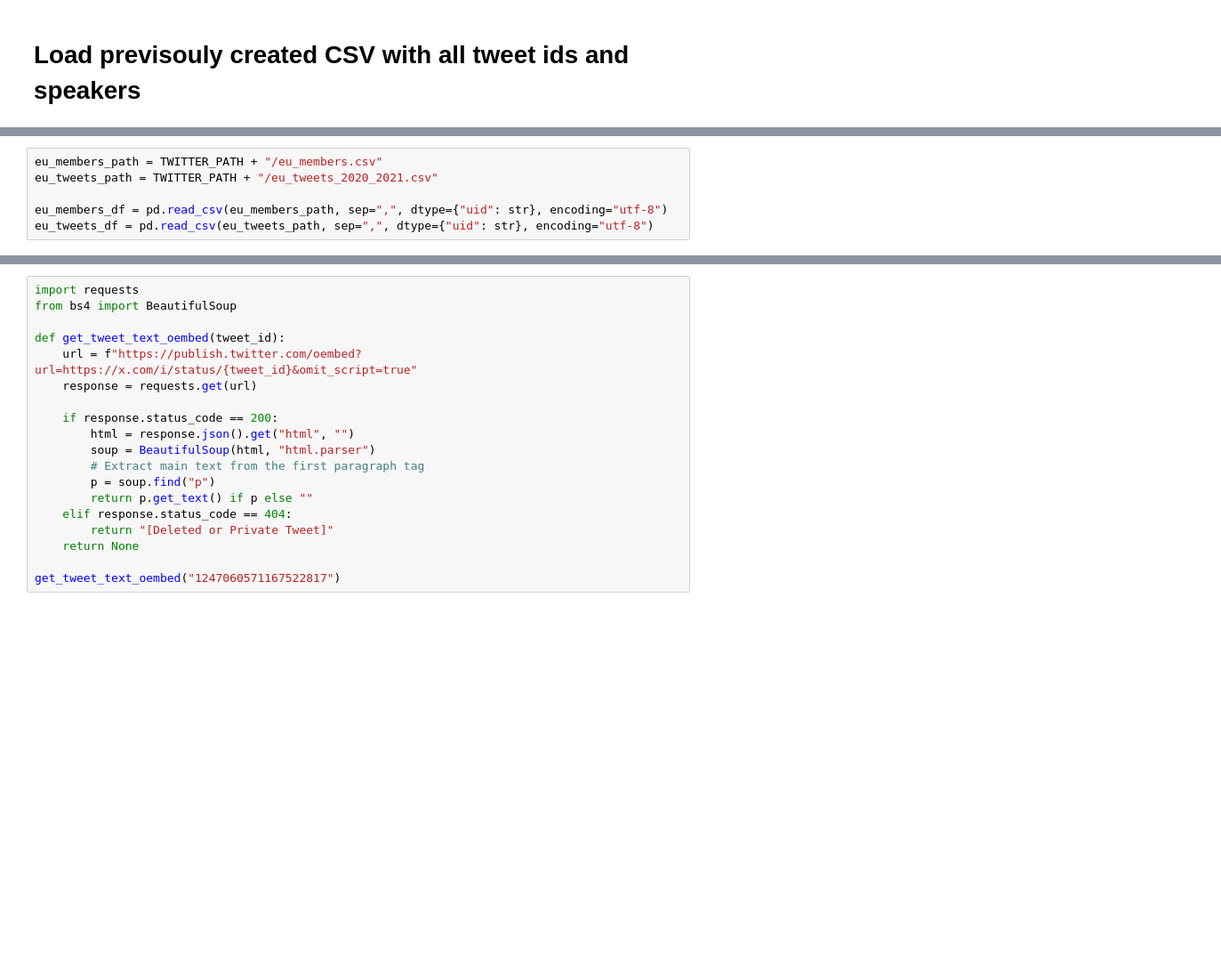
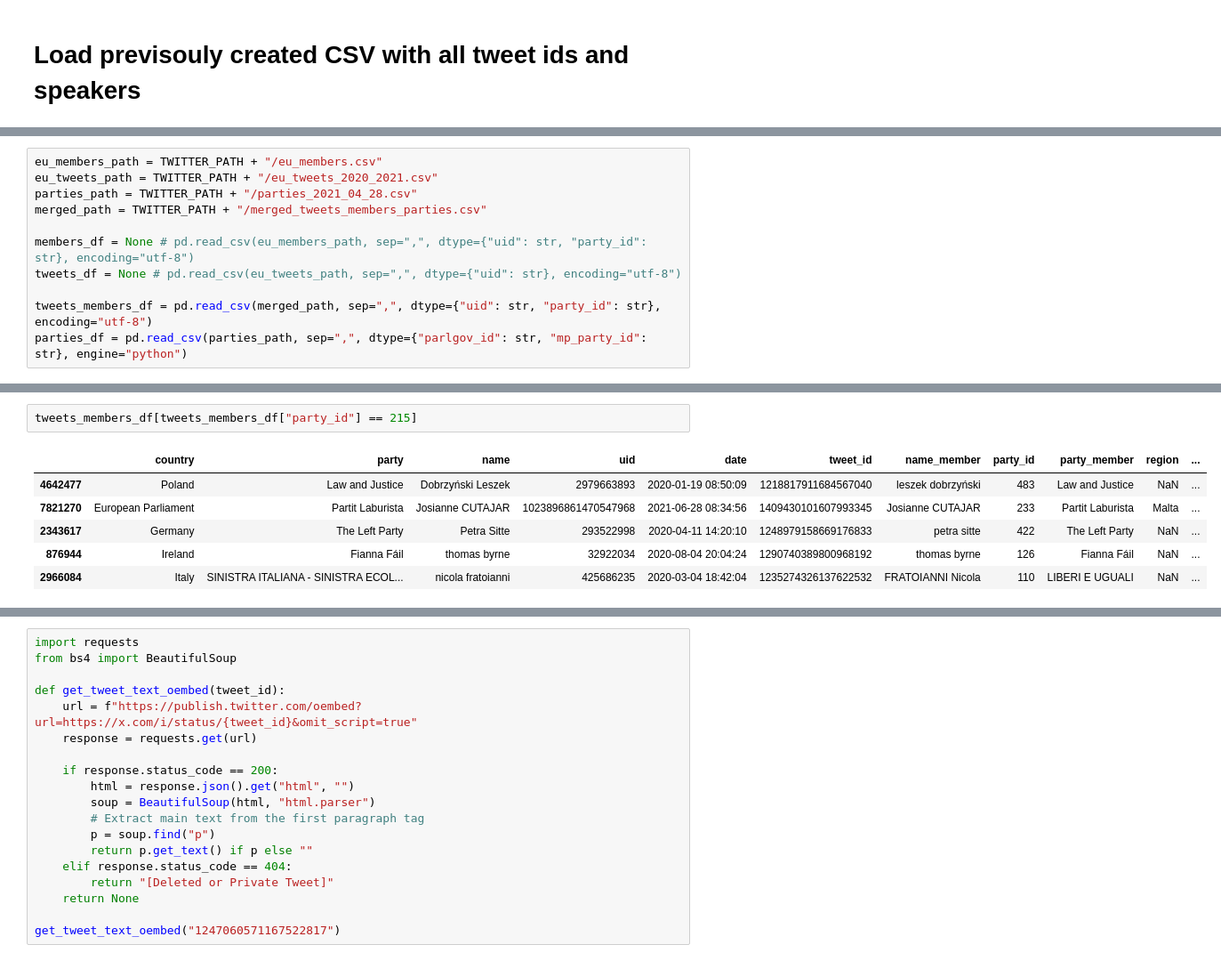
Before and after one commit to Jamo197/political-bias-detection, a Jupyter notebook: src/twitter.ipynb, the cells around one changed output, grey strips where cells are left out. Shown at 89% size. Saved outputs shown, nothing was run; the diff lists cells and outputs as text; blank space fills up the shorter version.

Commit message:
update analysing and twitter texts creation

```diff
--- a/src/twitter.ipynb
+++ b/src/twitter.ipynb
@@ -227,6 +232,11 @@ df_eu_all.to_csv(
 # %%
 eu_members_path = TWITTER_PATH + "/eu_members.csv"
 eu_tweets_path = TWITTER_PATH + "/eu_tweets_2020_2021.csv"
+parties_path = TWITTER_PATH + "/parties_2021_04_28.csv"
+merged_path = TWITTER_PATH + "/merged_tweets_members_parties.csv"
 
-eu_members_df = pd.read_csv(eu_members_path, sep=",", dtype={"uid": str}, encoding="utf-8")
-eu_tweets_df = pd.read_csv(eu_tweets_path, sep=",", dtype={"uid": str}, encoding="utf-8")
+members_df = None # pd.read_csv(eu_members_path, sep=",", dtype={"uid": str, "party_id": str}, encoding="utf-8")
+tweets_df = None # pd.read_csv(eu_tweets_path, sep=",", dtype={"uid": str}, encoding="utf-8")
+
+tweets_members_df = pd.read_csv(merged_path, sep=",", dtype={"uid": str, "party_id": str}, encoding="utf-8")
+parties_df = pd.read_csv(parties_path, sep=",", dtype={"parlgov_id": str, "mp_party_id": str}, engine="python")
@@ -255,0 +288,9 @@ eu_members_df[eu_members_df["uid"] == uid_to_find]
+# %%
+tweets_members_df[tweets_members_df["party_id"] == 215]
+# %% [output]
+|  | country | party | name | uid | date | tweet_id | name_member | party_id | party_member | region | ... |
+| 4642477 | Poland | Law and Justice | Dobrzyński Leszek | 2979663893 | 2020-01-19 08:50:09 | 1218817911684567040 | leszek dobrzyński | 483 | Law and Justice | NaN | ... |
+| 7821270 | European Parliament | Partit Laburista | Josianne CUTAJAR | 1023896861470547968 | 2021-06-28 08:34:56 | 1409430101607993345 | Josianne CUTAJAR | 233 | Partit Laburista | Malta | ... |
+| 2343617 | Germany | The Left Party | Petra Sitte | 293522998 | 2020-04-11 14:20:10 | 1248979158669176833 | petra sitte | 422 | The Left Party | NaN | ... |
+| 876944 | Ireland | Fianna Fáil | thomas byrne | 32922034 | 2020-08-04 20:04:24 | 1290740389800968192 | thomas byrne | 126 | Fianna Fáil | NaN | ... |
+| 2966084 | Italy | SINISTRA ITALIANA - SINISTRA ECOL... | nicola fratoianni | 425686235 | 2020-03-04 18:42:04 | 1235274326137622532 | FRATOIANNI Nicola | 110 | LIBERI E UGUALI | NaN | ... |
```
Also changed, not shown: parts of 9 cells of this notebook, 1 other file.
